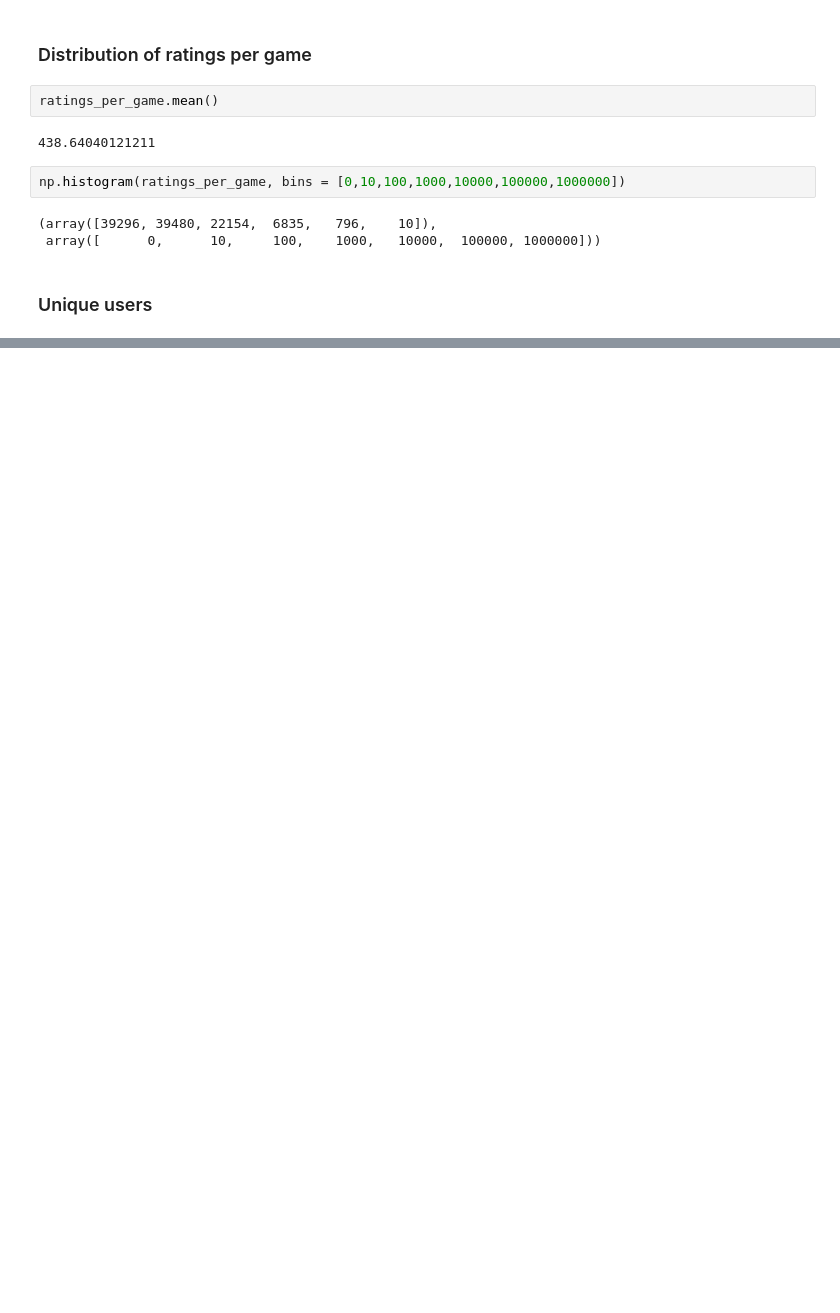
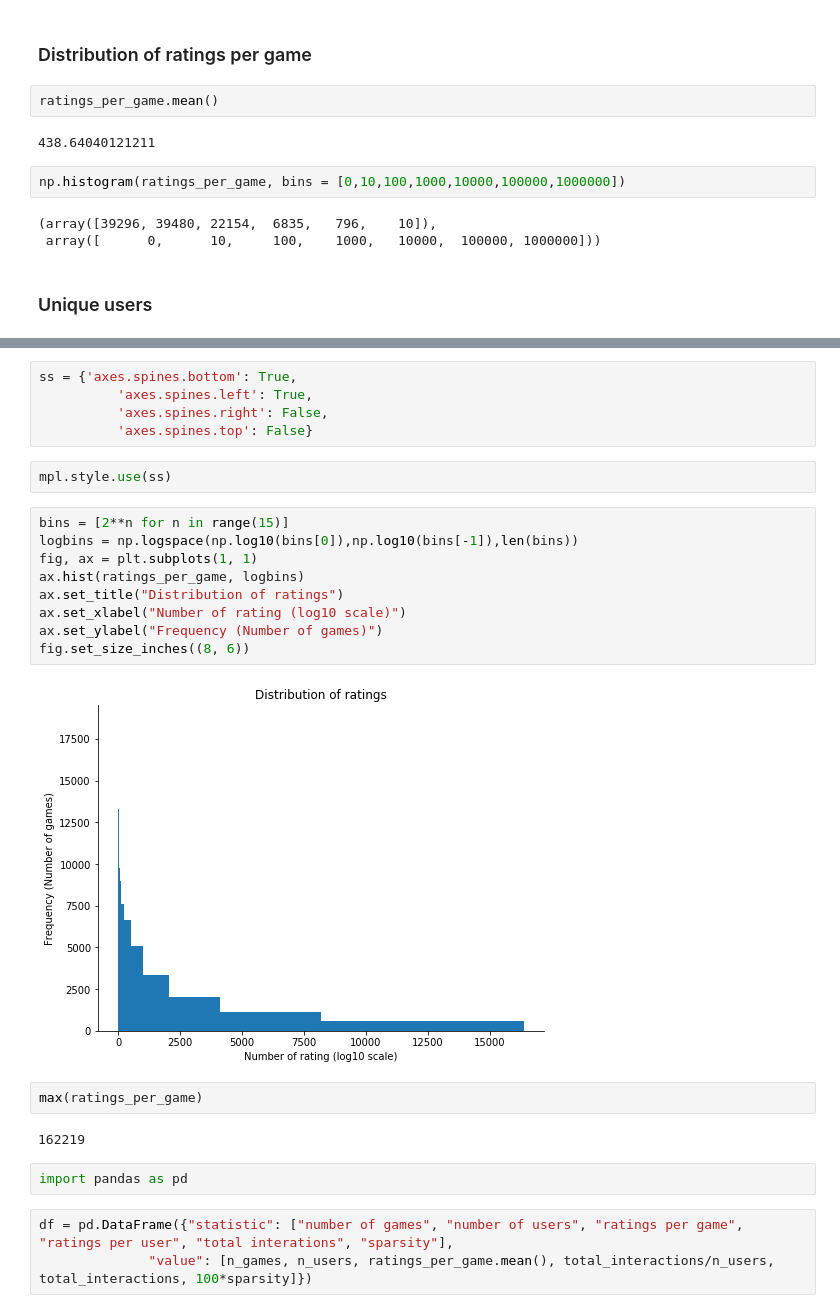
Before and after one commit to susandong/w210_game_recommendation, a Jupyter notebook: aws_capstone.ipynb, the cells around one changed output, grey strips where cells are left out. Cells and saved outputs as stored; diff of their text form; blank space fills up the shorter version.

Commit message:
Added latest notebook with charts and stats

```diff
--- a/aws_capstone.ipynb
+++ b/aws_capstone.ipynb
@@ -121,0 +167,27 @@ len(users)
+# %%
+ss = {'axes.spines.bottom': True,
+          'axes.spines.left': True,
+          'axes.spines.right': False,
+          'axes.spines.top': False}
+# %%
+mpl.style.use(ss)
+# %%
+bins = [2**n for n in range(15)]
+logbins = np.logspace(np.log10(bins[0]),np.log10(bins[-1]),len(bins))
+fig, ax = plt.subplots(1, 1)
+ax.hist(ratings_per_game, logbins)
+ax.set_title("Distribution of ratings")
+ax.set_xlabel("Number of rating (log10 scale)")
+ax.set_ylabel("Frequency (Number of games)")
+fig.set_size_inches((8, 6))
+# %% [output]
+[figure, added]
+# %%
+max(ratings_per_game)
+# %% [output]
+162219
+# %%
+import pandas as pd
+# %%
+df = pd.DataFrame({"statistic": ["number of games", "number of users", "ratings per game", "ratings per user", "total interations", "sparsity"],
+              "value": [n_games, n_users, ratings_per_game.mean(), total_interactions/n_users, total_interactions, 100*sparsity]})
```
Also changed, not shown: parts of 23 cells of this notebook.
